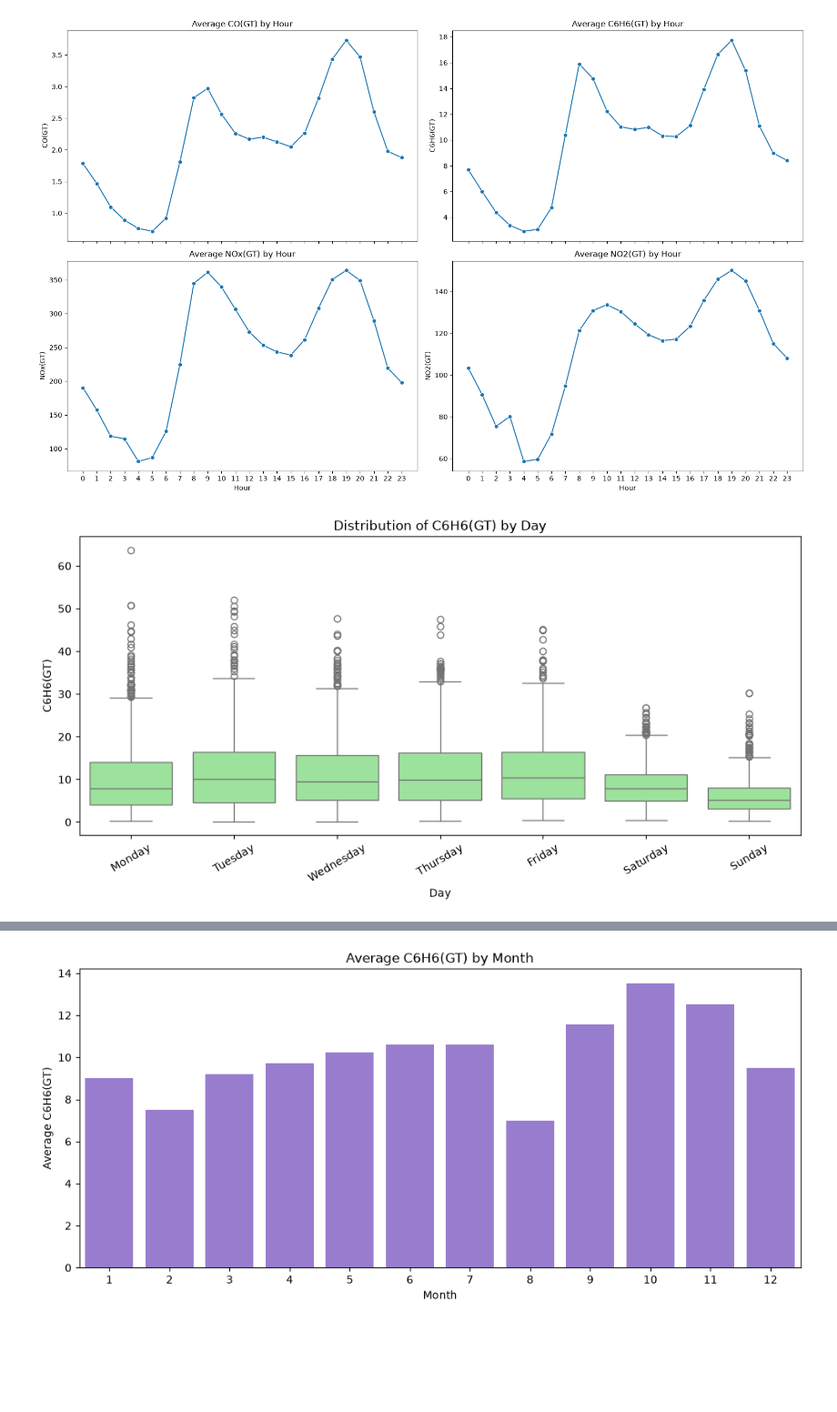
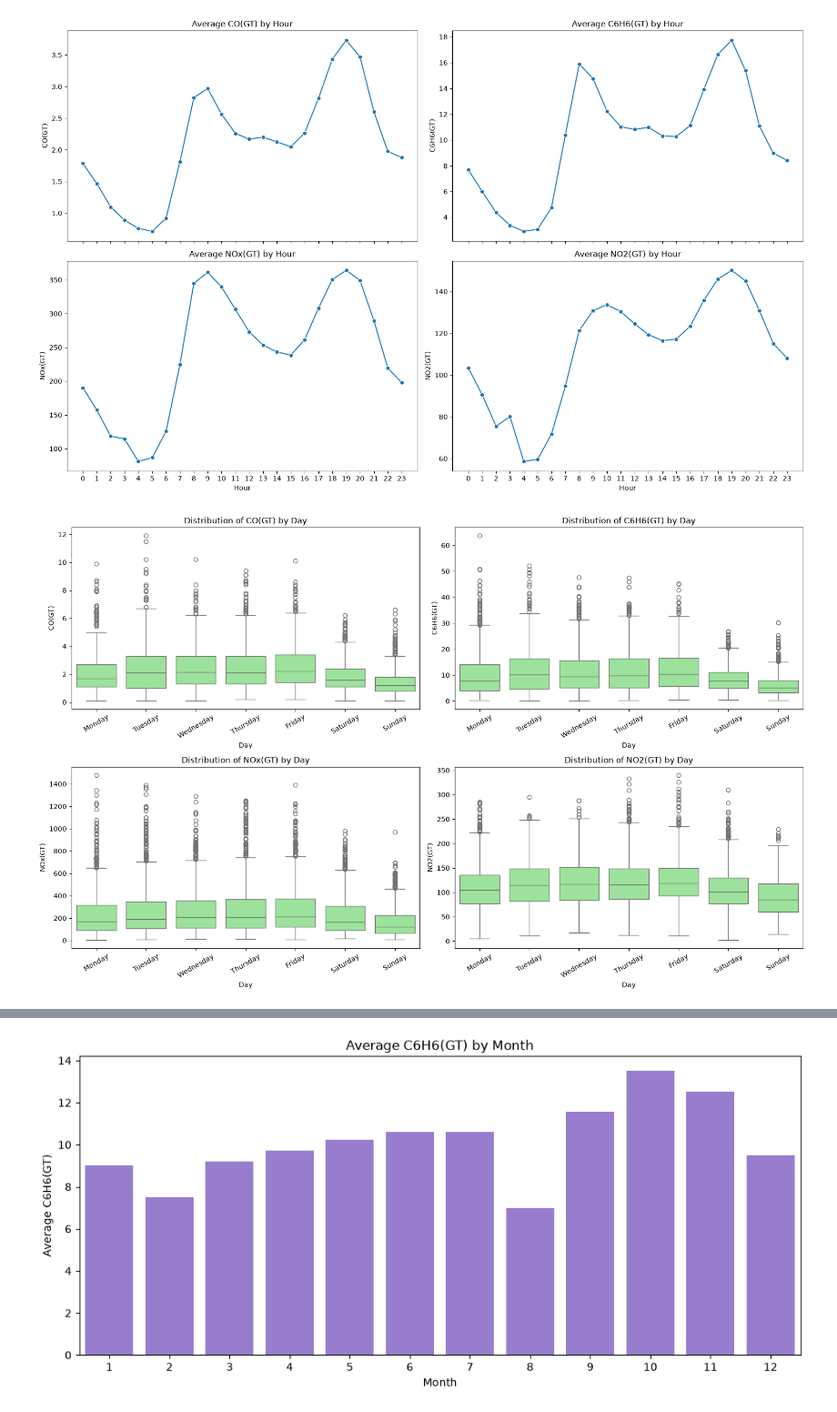
Before and after one commit to AkmalFazli27/air-quality-estimation, a Jupyter notebook: notebooks/eda.ipynb, the cells around one changed output, grey strips where cells are left out. Shown at 91% size. Cells and saved outputs as stored; diff of their text form; code cells hidden in the pictures; blank space fills up the shorter version.

Commit message:
refactor: visualize patterns by day for each target

```diff
--- a/notebooks/eda.ipynb
+++ b/notebooks/eda.ipynb
@@ -462,31 +462,33 @@ plt.show()
 # %%
 day_order = [
     "Monday",
     "Tuesday",
     "Wednesday",
     "Thursday",
     "Friday",
     "Saturday",
     "Sunday"
 ]
 
-df["day_name"] = df["DateTime"].dt.day_name()
+fig, axes = plt.subplots(2, 2, figsize=(16, 10))
 
-plt.figure(figsize=(12, 5))
+for ax, target in zip(axes.flat, target_columns):
+    sns.boxplot(
+        data=df,
+        x="day_name",
+        y=target,
+        order=day_order,
+        color="lightgreen",
+        ax=ax
+    )
 
-sns.boxplot(
-    data=df,
-    x="day_name",
-    y=target,
-    order=day_order,
-    color="lightgreen"
-)
+    ax.set_title(f"Distribution of {target} by Day")
+    ax.set_xlabel("Day")
+    ax.set_ylabel(target)
+    ax.tick_params(axis="x", rotation=30)
 
-plt.title("Distribution of C6H6(GT) by Day")
-plt.xlabel("Day")
-plt.ylabel("C6H6(GT)")
-plt.xticks(rotation=30)
+plt.tight_layout()
 plt.show()
 # %% [output]
-[figure, old version]
+[figure, new version]
 # %%
```
Also changed, not shown: parts of 1 cell of this notebook.
